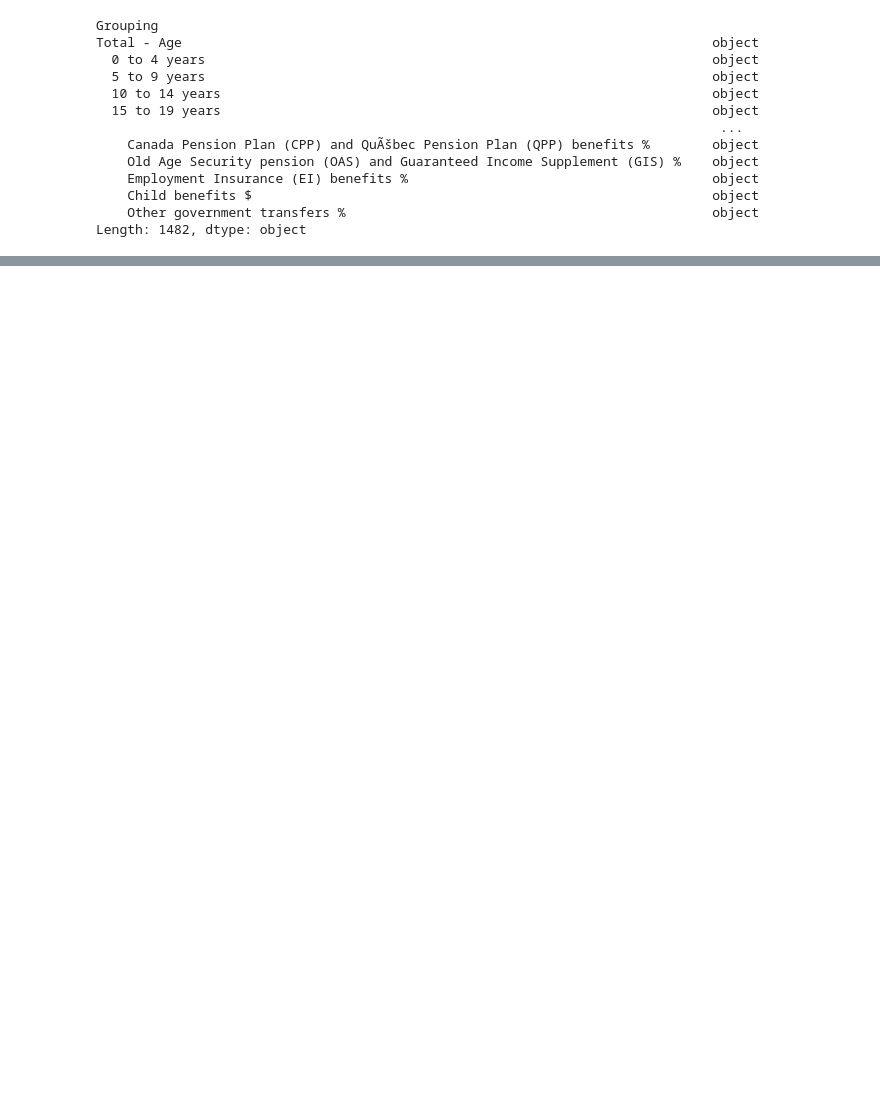
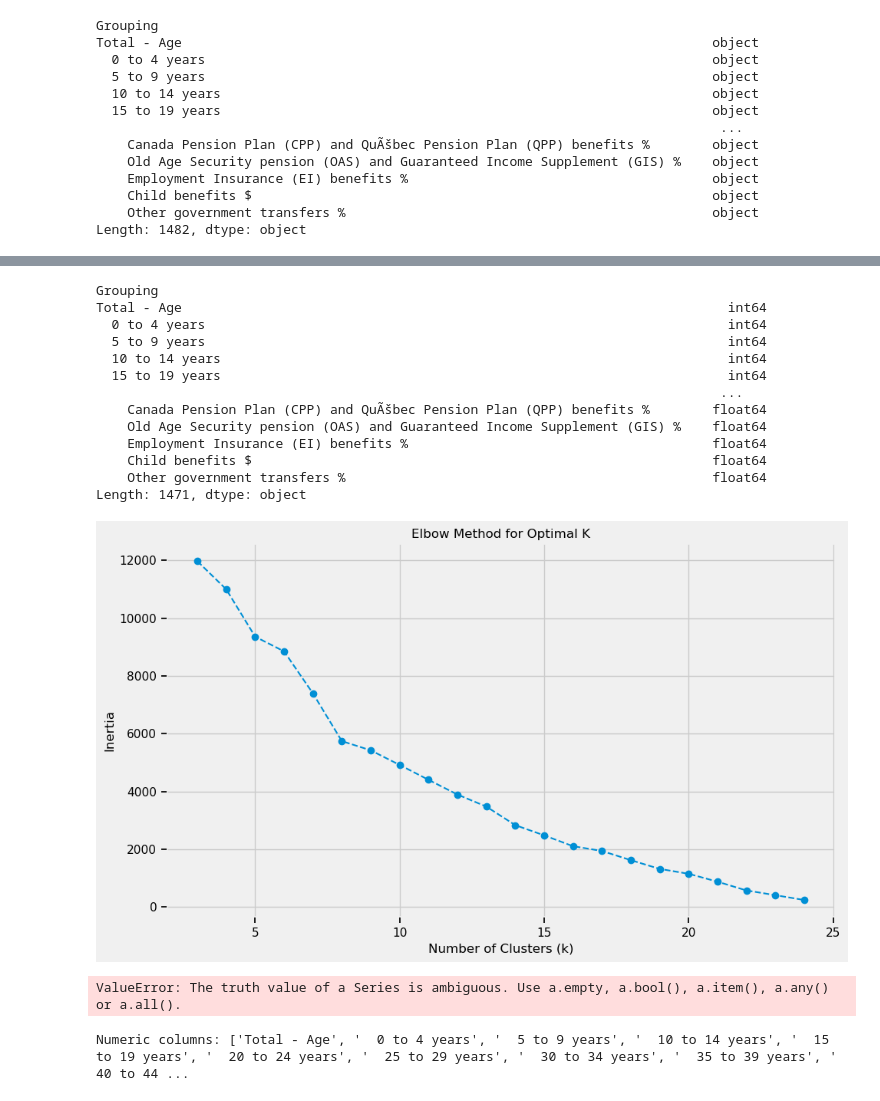
Before and after one commit to sabarahimi1/CME538_Big-Project_Hackstreet-Boys, a Jupyter notebook: Clustering/Clustering Work.ipynb, the cells around one changed output, grey strips where cells are left out. Cells and saved outputs as stored; diff of their text form; code cells hidden in the pictures; blank space fills up the shorter version.

Commit message:
more clustering fixes

```diff
--- a/Clustering/Clustering Work.ipynb
+++ b/Clustering/Clustering Work.ipynb
@@ -230,0 +169,71 @@ plt.show()
+# %%
+tdemograph_data = demograph_data.drop(index = ['Toronto'])
+# %%
+#Converts values to numeric as there are columns with non-numeric values still
+tdemograph_data = tdemograph_data.apply(pd.to_numeric, errors='coerce')
+
+#Drop columns with NaN values
+tdemograph_data_clean = tdemograph_data.dropna(axis=1, how='any')
+print(tdemograph_data_clean.dtypes)
+
+#Standardize the data
+scaler = StandardScaler()
+demograph_scaled = scaler.fit_transform(tdemograph_data_clean)
+
+#Use the Elbow method to find number of clusters needed
+inertia = []
+k_range = range(3, 25)  # Test for different number of clusters
+
+for k in k_range:
+    kmeans = KMeans(n_clusters=k, random_state=42)
+    kmeans.fit(demograph_scaled)
+    inertia.append(kmeans.inertia_)
+
+#Plot the Elbow Curve
+plt.figure(figsize=(10, 6))
+plt.plot(k_range, inertia, marker='o', linestyle='--')
+plt.title("Elbow Method for Optimal K")
+plt.xlabel("Number of Clusters (k)")
+plt.ylabel("Inertia")
+plt.show()
+
+#Choose an optimal number of clusters based on the Elbow Curve
+optimal_k = 2  # Adjust based on the elbow curve
+kmeans = KMeans(n_clusters=optimal_k, random_state=42)
+tdemograph_data_clean['Cluster'] = kmeans.fit_predict(demograph_scaled)
+tdemograph_data_clean['Cluster'] = tdemograph_data_clean['Cluster'].astype(int)
+
+# Ensure 'Cluster' column is numeric
+tdemograph_data_clean['Cluster'] = pd.to_numeric(tdemograph_data_clean['Cluster'], errors = 'coerce')
+#print(tdemograph_data_clean.isnull().sum())
+
+#Use only numeric columns for pairplot
+numeric_cols = tdemograph_data_clean.select_dtypes(include=np.number).columns.tolist()
+numeric_cols = [col for col in numeric_cols if col != 'Cluster']
+# Visualize clusters with pairplot, using 'Cluster' for hue
+sns.pairplot(tdemograph_data_clean[numeric_cols + ['Cluster']], hue='Cluster', palette='tab10')
+plt.title("Cluster Pairplot")
+plt.show()
+
+#tdemograph_data_clean = tdemograph_data_clean.dropna(subset=numeric_cols + ['Cluster'])
+#tdemograph_data_clean[numeric_cols] = tdemograph_data_clean[numeric_cols].apply(pd.to_numeric, errors='coerce')
+# %% [output]
+Grouping
+Total - Age                                                                      int64
+  0 to 4 years                                                                   int64
+  5 to 9 years                                                                   int64
+  10 to 14 years                                                                 int64
+  15 to 19 years                                                                 int64
+                                                                                ...
+    Canada Pension Plan (CPP) and QuÃšbec Pension Plan (QPP) benefits %        float64
+    Old Age Security pension (OAS) and Guaranteed Income Supplement (GIS) %    float64
+    Employment Insurance (EI) benefits %                                       float64
+    Child benefits $                                                           float64
+    Other government transfers %                                               float64
+Length: 1471, dtype: object
+[figure, added]
+ValueError: The truth value of a Series is ambiguous. Use a.empty, a.bool(), a.item(), a.any() or a.all().
+# %%
+print("Numeric columns:", numeric_cols)
+# %% [output]
+Numeric columns: ['Total - Age', '  0 to 4 years', '  5 to 9 years', '  10 to 14 years', '  15 to 19 years', '  20 to 24 years', '  25 to 29 years', '  30 to 34 years', '  35 to 39 years', '  40 to 44 ...
```
Also changed, not shown: parts of 7 cells of this notebook.
